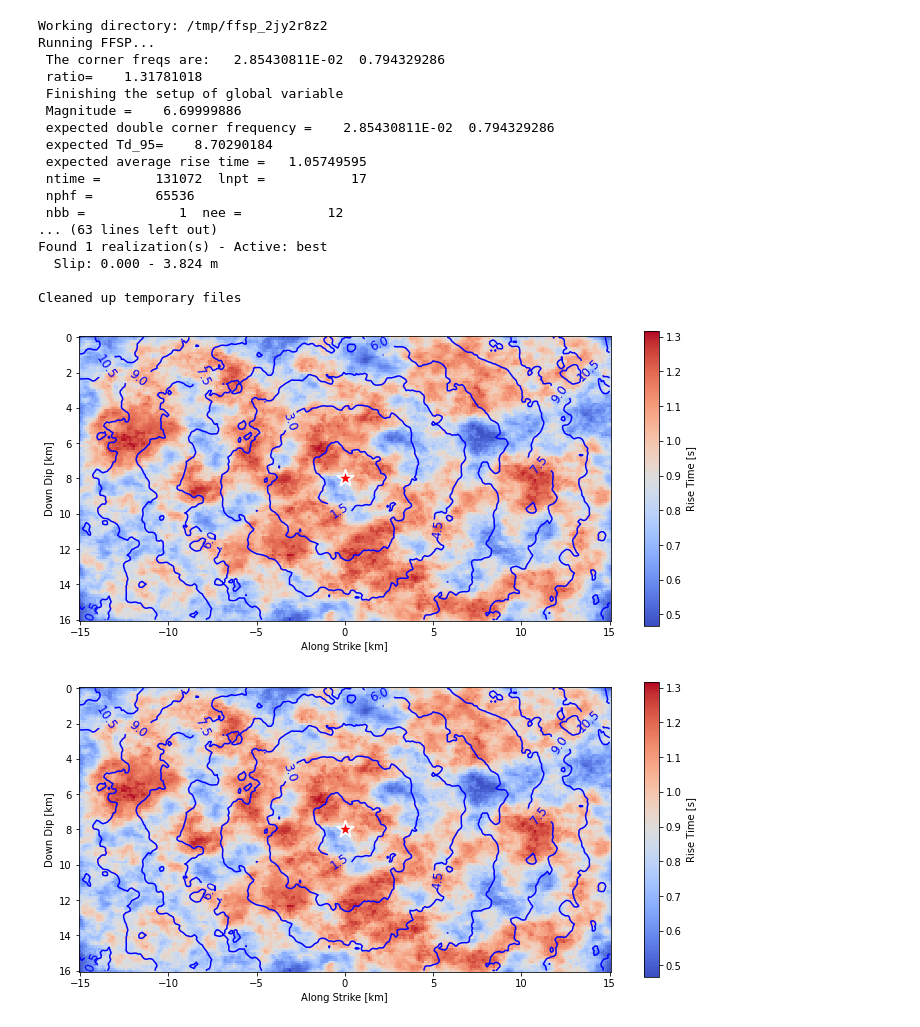
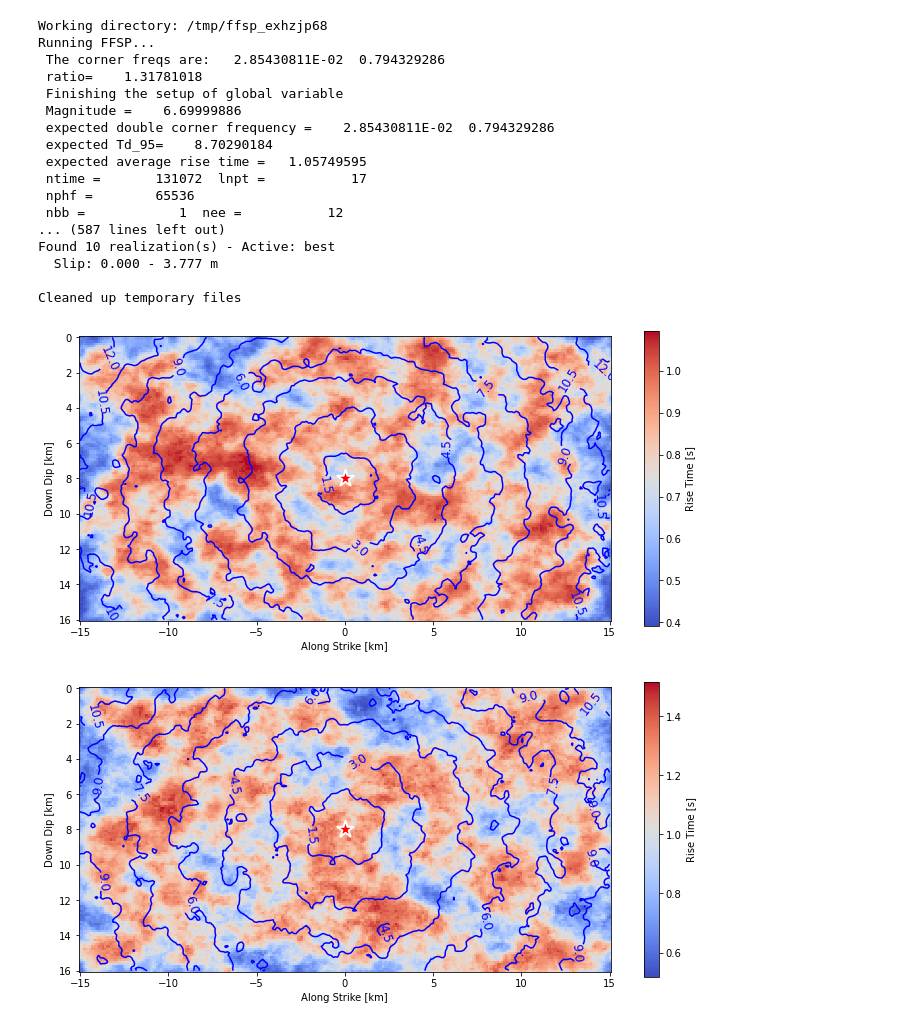
Before and after one commit to ppalacios92/ShakerMaker, a Jupyter notebook: examples/FFSP.ipynb, the cells around one changed output. Saved outputs shown, nothing was run; the diff lists cells and outputs as text; code cells hidden in the pictures.

```diff
--- a/examples/FFSP.ipynb
+++ b/examples/FFSP.ipynb
@@ -22,7 +22,7 @@ source = FFSPSource(
     nsubx=256,   nsuby=128,
     nb_taper_trbl=[5, 5, 5, 5],
     seeds=[52, 448, 4446],
-    id_ran1=1,  id_ran2=1,
+    id_ran1=1,  id_ran2=10,
     angle_north_to_x=0.0,
     is_moment=3,
     crust_model=crustal,
@@ -33,7 +33,7 @@ source = FFSPSource(
 # Run FFSP
 subfaults = source.run()
 # %% [output]
-Working directory: /tmp/ffsp_2jy2r8z2
+Working directory: /tmp/ffsp_exhzjp68
 Running FFSP...
  The corner freqs are:   2.85430811E-02  0.794329286
  ratio=    1.31781018
@@ -45,18 +45,18 @@ Running FFSP...
  ntime =       131072  lnpt =           17
  nphf =        65536
  nbb =            1  nee =           12
-... (63 lines left out)
-Found 1 realization(s) - Active: best
-  Slip: 0.000 - 3.824 m
+... (587 lines left out)
+Found 10 realization(s) - Active: best
+  Slip: 0.000 - 3.777 m
 
 Cleaned up temporary files
 # %%
-# source.set_active_realization(0)
+source.set_active_realization(7)
 source.plot_slip_distribution(figsize=(10, 8), cmap='coolwarm')
 # %% [output]
-[figure, old version]
+[figure, new version]
 # %%
 source.subfaults = source.best_realization
 source.plot_slip_distribution(figsize=(10, 8), cmap='coolwarm')
 # %% [output]
-[figure, old version]
+[figure, new version]
```
